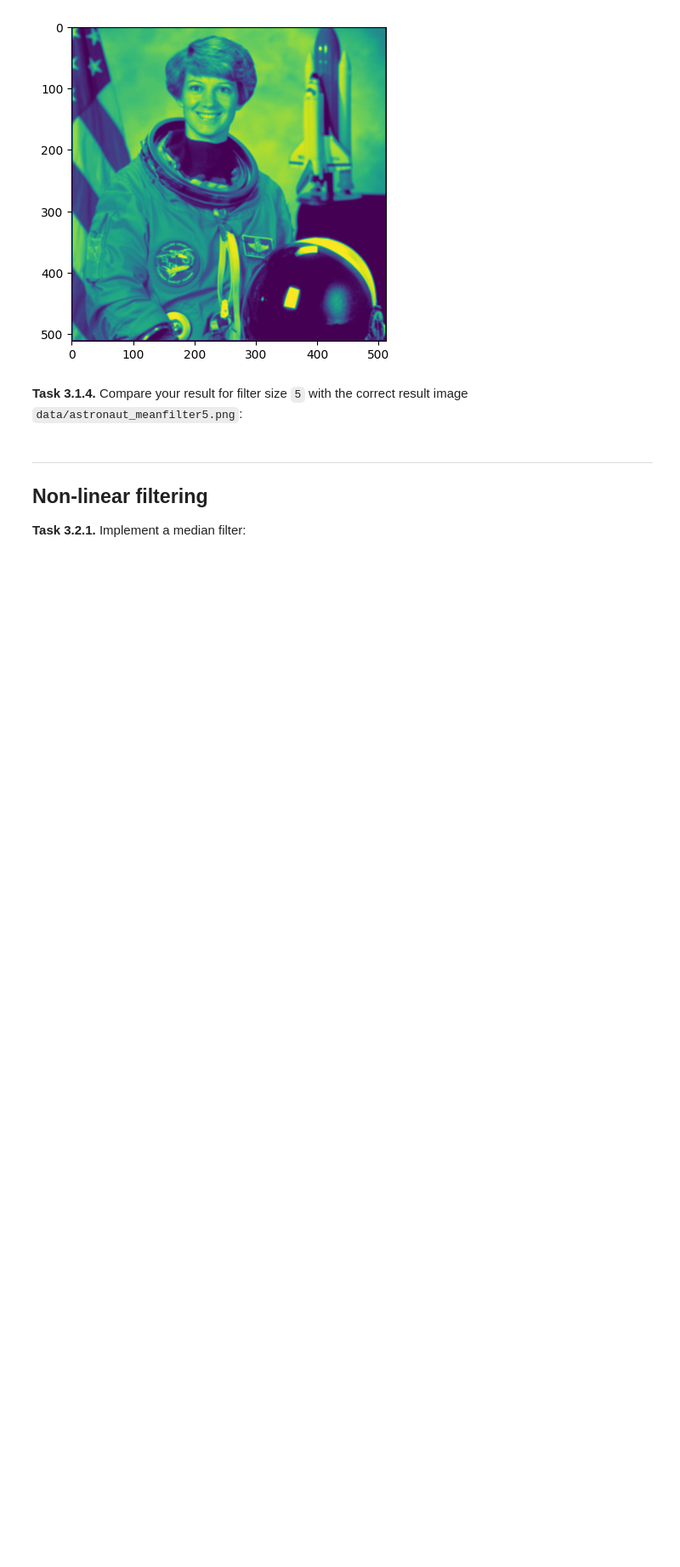
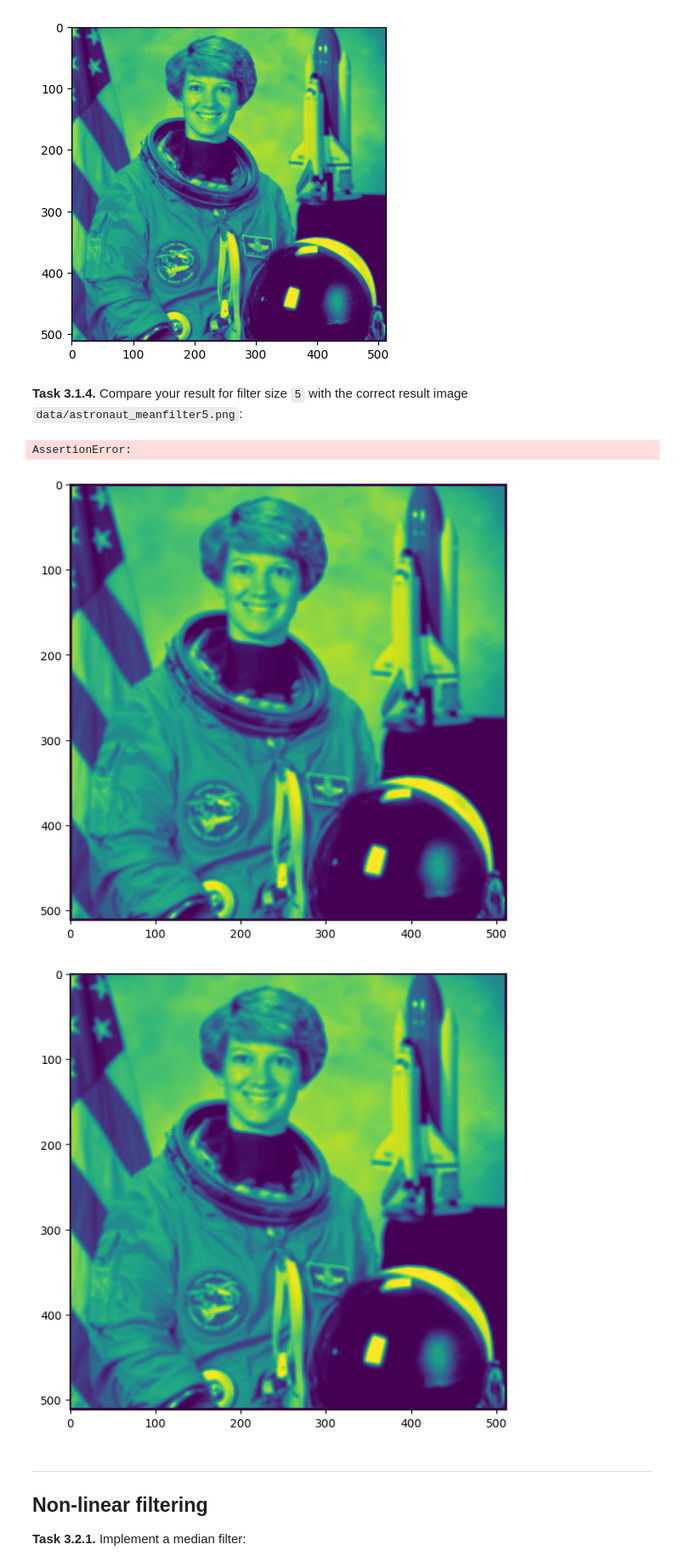
Before and after one commit to TomStraube/mobi-fs3-python, a Jupyter notebook: task3.ipynb, the cells around one changed output. Shown at 85% size. Drawn from its saved outputs; the diff is of its cells as text; code cells hidden in the pictures; blank space fills up the shorter version.

```diff
--- a/task3.ipynb
+++ b/task3.ipynb
@@ -43,15 +43,20 @@ plt.imshow(img3)
 # %%
 img5 = meanfilter(img, 5)
 # filtered image
 plt.figure(figsize=(10,7))
 plt.imshow(img5)
 
 # control image
 plt.figure(figsize=(10,7))
 img_control = plt.imread('data/astronaut_meanfilter5.png')
 plt.imshow(img_control)
 
+assert (img5 == img_control).all()
 assert numpy.allclose(img5, img_control, atol=1/255)
+# %% [output]
+AssertionError:
+[figure, added]
+[figure, added]
 # %% [markdown]
 ---
 
```
